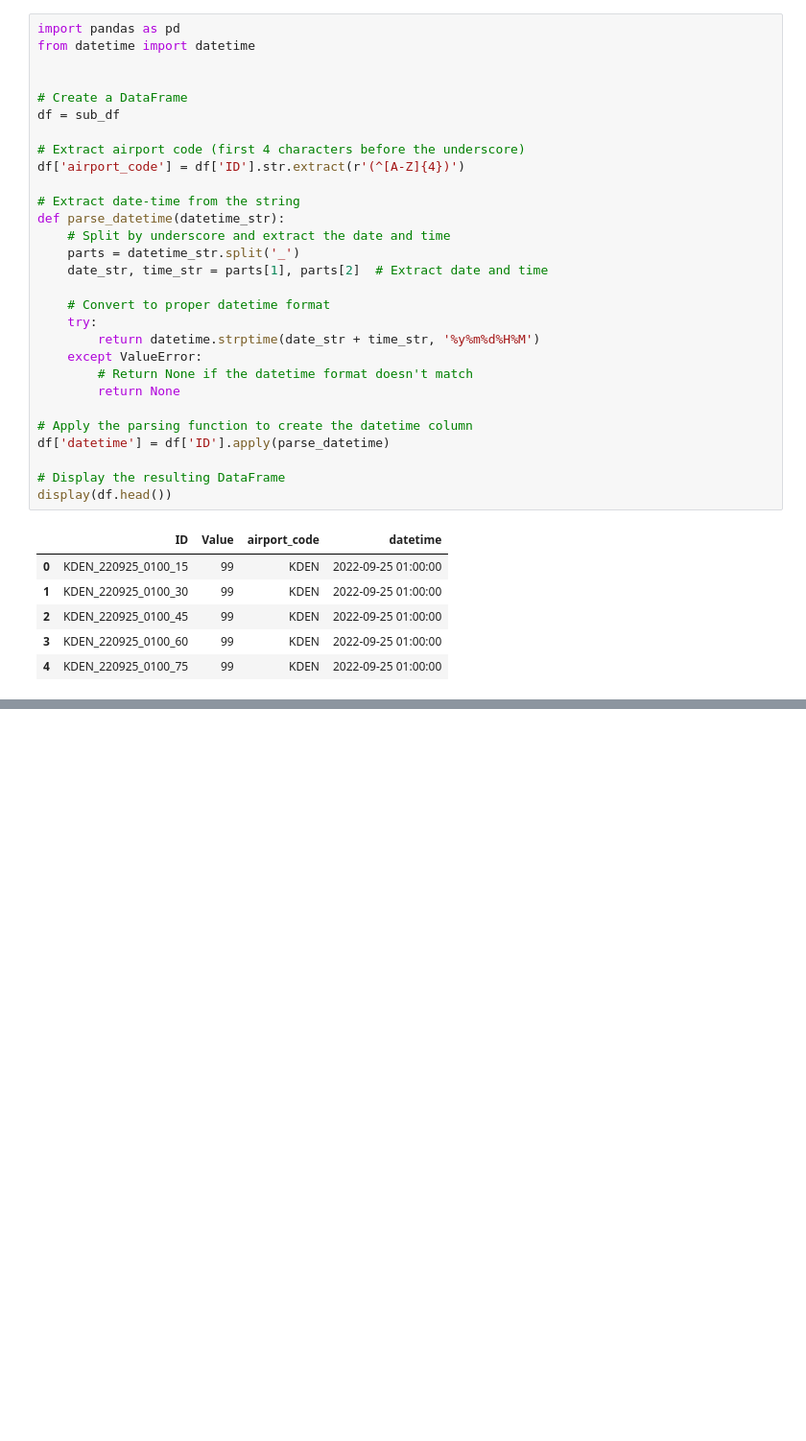
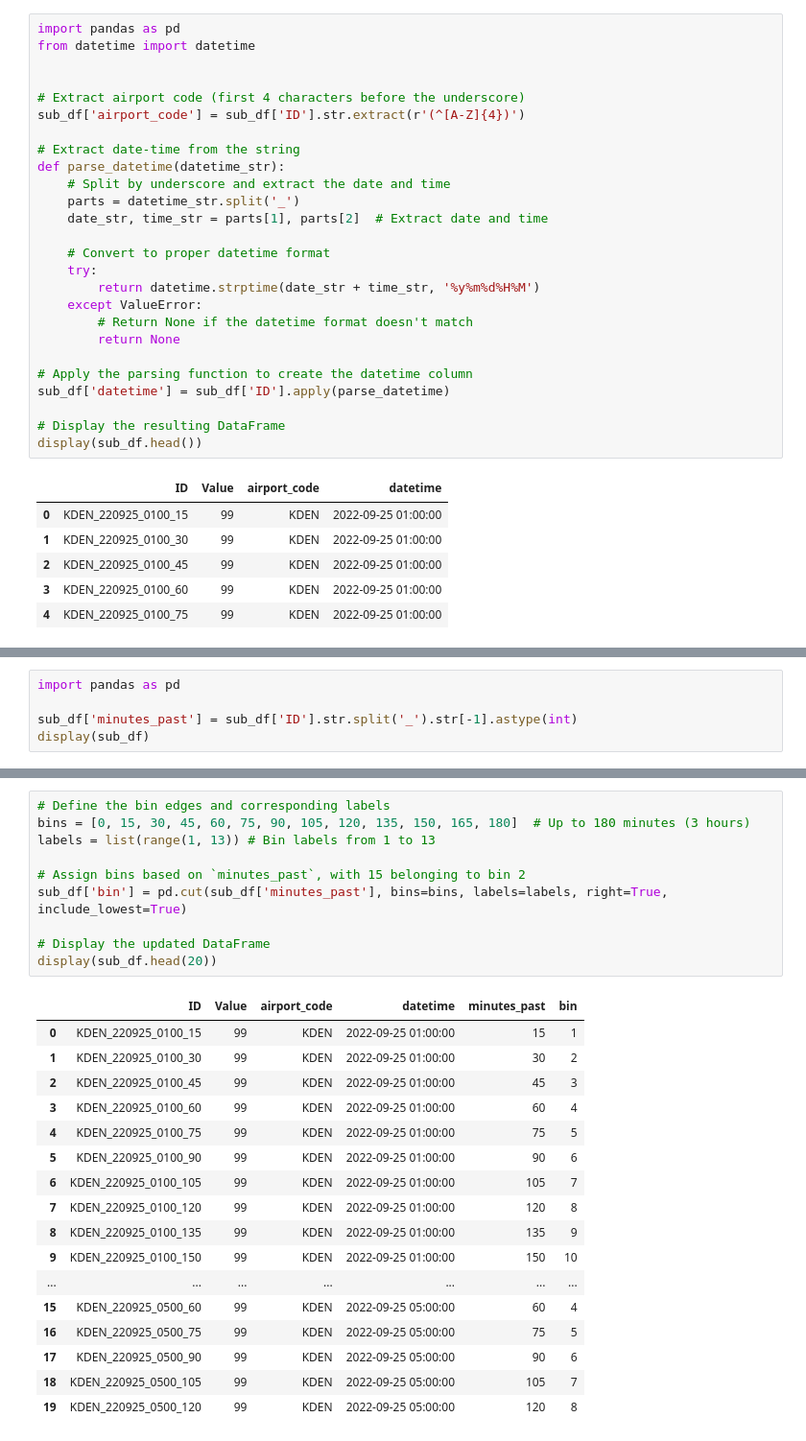
Before and after one commit to rakin374/523Proj, a Jupyter notebook: notebooks/Submission_Exploration.ipynb, the cells around one changed output, grey strips where cells are left out. Shown at 96% size. Drawn from its saved outputs; the diff is of its cells as text; blank space fills up the shorter version.

```diff
--- a/notebooks/Submission_Exploration.ipynb
+++ b/notebooks/Submission_Exploration.ipynb
@@ -23,11 +36,8 @@ import pandas as pd
 from datetime import datetime
 
 
-# Create a DataFrame
-df = sub_df
-
 # Extract airport code (first 4 characters before the underscore)
-df['airport_code'] = df['ID'].str.extract(r'(^[A-Z]{4})')
+sub_df['airport_code'] = sub_df['ID'].str.extract(r'(^[A-Z]{4})')
 
 # Extract date-time from the string
 def parse_datetime(datetime_str):
@@ -43,10 +53,10 @@ def parse_datetime(datetime_str):
         return None
 
 # Apply the parsing function to create the datetime column
-df['datetime'] = df['ID'].apply(parse_datetime)
+sub_df['datetime'] = sub_df['ID'].apply(parse_datetime)
 
 # Display the resulting DataFrame
-display(df.head())
+display(sub_df.head())
 # %% [output]
 |  | ID | Value | airport_code | datetime |
 | 0 | KDEN_220925_0100_15 | 99 | KDEN | 2022-09-25 01:00:00 |
@@ -75,0 +67,5 @@ display(df_sample)
+# %%
+import pandas as pd
+
+sub_df['minutes_past'] = sub_df['ID'].str.split('_').str[-1].astype(int)
+display(sub_df)
@@ -75,0 +86,28 @@ display(df_sample)
+# %%
+# Define the bin edges and corresponding labels
+bins = [0, 15, 30, 45, 60, 75, 90, 105, 120, 135, 150, 165, 180]  # Up to 180 minutes (3 hours)
+labels = list(range(1, 13)) # Bin labels from 1 to 13
+
+# Assign bins based on `minutes_past`, with 15 belonging to bin 2
+sub_df['bin'] = pd.cut(sub_df['minutes_past'], bins=bins, labels=labels, right=True, include_lowest=True)
+
+# Display the updated DataFrame
+display(sub_df.head(20))
+# %% [output]
+|  | ID | Value | airport_code | datetime | minutes_past | bin |
+| 0 | KDEN_220925_0100_15 | 99 | KDEN | 2022-09-25 01:00:00 | 15 | 1 |
+| 1 | KDEN_220925_0100_30 | 99 | KDEN | 2022-09-25 01:00:00 | 30 | 2 |
+| 2 | KDEN_220925_0100_45 | 99 | KDEN | 2022-09-25 01:00:00 | 45 | 3 |
+| 3 | KDEN_220925_0100_60 | 99 | KDEN | 2022-09-25 01:00:00 | 60 | 4 |
+| 4 | KDEN_220925_0100_75 | 99 | KDEN | 2022-09-25 01:00:00 | 75 | 5 |
+| 5 | KDEN_220925_0100_90 | 99 | KDEN | 2022-09-25 01:00:00 | 90 | 6 |
+| 6 | KDEN_220925_0100_105 | 99 | KDEN | 2022-09-25 01:00:00 | 105 | 7 |
+| 7 | KDEN_220925_0100_120 | 99 | KDEN | 2022-09-25 01:00:00 | 120 | 8 |
+| 8 | KDEN_220925_0100_135 | 99 | KDEN | 2022-09-25 01:00:00 | 135 | 9 |
+| 9 | KDEN_220925_0100_150 | 99 | KDEN | 2022-09-25 01:00:00 | 150 | 10 |
+| ... | ... | ... | ... | ... | ... | ... |
+| 15 | KDEN_220925_0500_60 | 99 | KDEN | 2022-09-25 05:00:00 | 60 | 4 |
+| 16 | KDEN_220925_0500_75 | 99 | KDEN | 2022-09-25 05:00:00 | 75 | 5 |
+| 17 | KDEN_220925_0500_90 | 99 | KDEN | 2022-09-25 05:00:00 | 90 | 6 |
+| 18 | KDEN_220925_0500_105 | 99 | KDEN | 2022-09-25 05:00:00 | 105 | 7 |
+| 19 | KDEN_220925_0500_120 | 99 | KDEN | 2022-09-25 05:00:00 | 120 | 8 |
```
Also changed, not shown: parts of 10 cells of this notebook, 17 other files.
